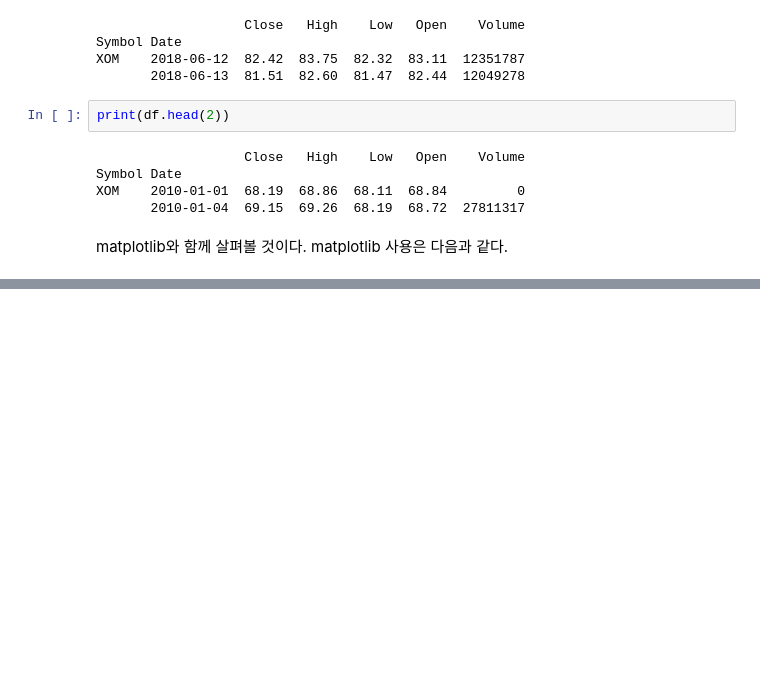
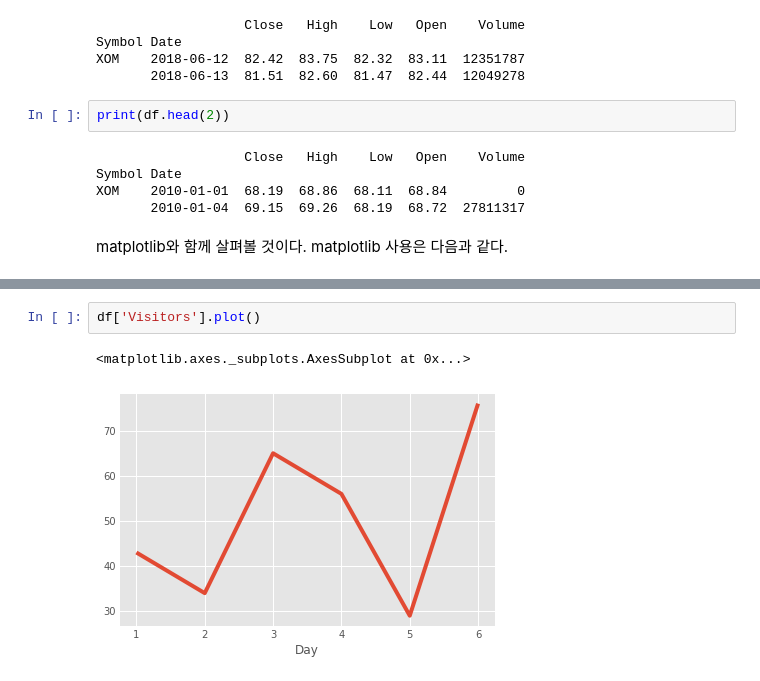
Before and after one commit to okwon78/matplotlib_pandas_tutorial, a Jupyter notebook: pandas.ipynb, the cells around one changed output, grey strips where cells are left out. Saved outputs shown, nothing was run; the diff lists cells and outputs as text; blank space fills up the shorter version.

```diff
--- a/pandas.ipynb
+++ b/pandas.ipynb
@@ -66,0 +158,5 @@ print(df)
+# %%
+df['Visitors'].plot()
+# %% [output]
+<matplotlib.axes._subplots.AxesSubplot at 0x...>
+[figure, added]
```
Also changed, not shown: parts of 14 cells of this notebook.
